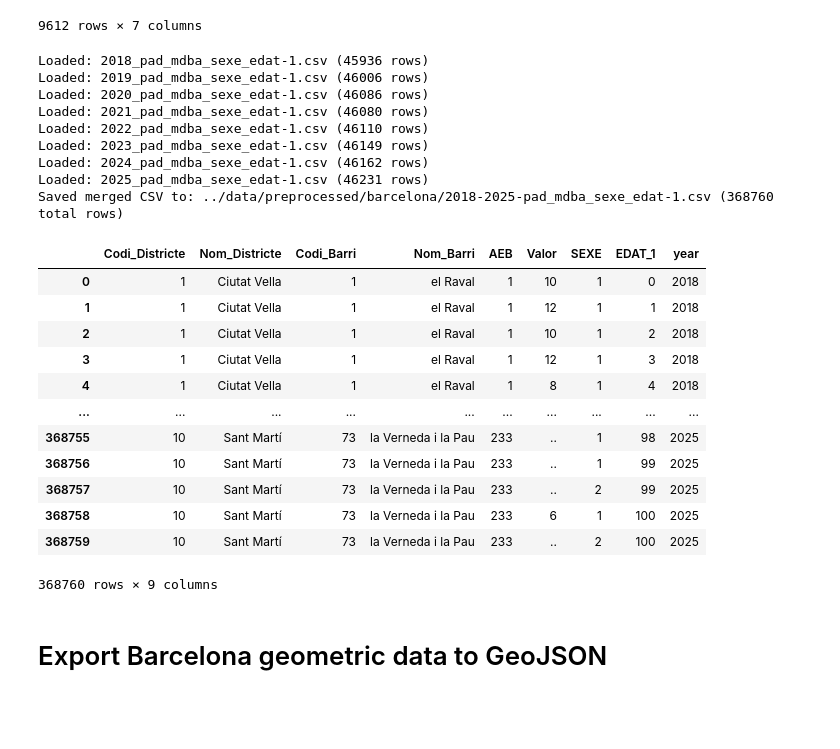
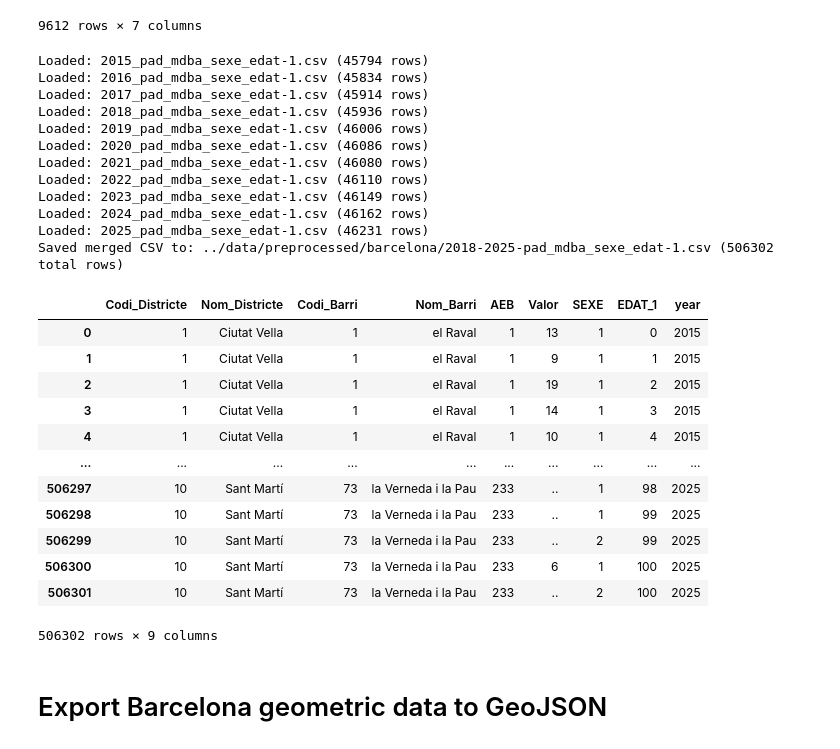
Before and after one commit to Androm3d/DALAS-gentrification-analysis, a Jupyter notebook: notebooks/data_preprocess_barcelona.ipynb, the cells around one changed output. Saved outputs shown, nothing was run; the diff lists cells and outputs as text; code cells hidden in the pictures; blank space fills up the shorter version.

```diff
--- a/notebooks/data_preprocess_barcelona.ipynb
+++ b/notebooks/data_preprocess_barcelona.ipynb
@@ -128,30 +148,33 @@ Saved merged CSV to: ../data/preprocessed/barcelona/2018-2025_atles_renda_bruta_
 | 9611 | 10 | Sant Martí | 71 | Provençals del Poblenou | 237 | 39284 | 2023 |
 9612 rows × 7 columns
 # %%
-merge_csv_per_year(name="pad_mdba_sexe_edat-1", yearStart=2018, yearEnd=2025, input_dir="../data/raw/barcelona", output_path="../data/preprocessed/barcelona/2018-2025-pad_mdba_sexe_edat-1.csv", verbose=True)
+merge_csv_per_year(name="pad_mdba_sexe_edat-1", yearStart=2015, yearEnd=2025, input_dir="../data/raw/barcelona", output_path="../data/preprocessed/barcelona/2018-2025-pad_mdba_sexe_edat-1.csv", verbose=True)
 # %% [output]
+Loaded: 2015_pad_mdba_sexe_edat-1.csv (45794 rows)
+Loaded: 2016_pad_mdba_sexe_edat-1.csv (45834 rows)
+Loaded: 2017_pad_mdba_sexe_edat-1.csv (45914 rows)
 Loaded: 2018_pad_mdba_sexe_edat-1.csv (45936 rows)
 Loaded: 2019_pad_mdba_sexe_edat-1.csv (46006 rows)
 Loaded: 2020_pad_mdba_sexe_edat-1.csv (46086 rows)
 Loaded: 2021_pad_mdba_sexe_edat-1.csv (46080 rows)
 Loaded: 2022_pad_mdba_sexe_edat-1.csv (46110 rows)
 Loaded: 2023_pad_mdba_sexe_edat-1.csv (46149 rows)
 Loaded: 2024_pad_mdba_sexe_edat-1.csv (46162 rows)
 Loaded: 2025_pad_mdba_sexe_edat-1.csv (46231 rows)
-Saved merged CSV to: ../data/preprocessed/barcelona/2018-2025-pad_mdba_sexe_edat-1.csv (368760 total rows)
+Saved merged CSV to: ../data/preprocessed/barcelona/2018-2025-pad_mdba_sexe_edat-1.csv (506302 total rows)
 |  | Codi_Districte | Nom_Districte | Codi_Barri | Nom_Barri | AEB | Valor | SEXE | EDAT_1 | year |
-| 0 | 1 | Ciutat Vella | 1 | el Raval | 1 | 10 | 1 | 0 | 2018 |
-| 1 | 1 | Ciutat Vella | 1 | el Raval | 1 | 12 | 1 | 1 | 2018 |
-| 2 | 1 | Ciutat Vella | 1 | el Raval | 1 | 10 | 1 | 2 | 2018 |
-| 3 | 1 | Ciutat Vella | 1 | el Raval | 1 | 12 | 1 | 3 | 2018 |
-| 4 | 1 | Ciutat Vella | 1 | el Raval | 1 | 8 | 1 | 4 | 2018 |
+| 0 | 1 | Ciutat Vella | 1 | el Raval | 1 | 13 | 1 | 0 | 2015 |
+| 1 | 1 | Ciutat Vella | 1 | el Raval | 1 | 9 | 1 | 1 | 2015 |
+| 2 | 1 | Ciutat Vella | 1 | el Raval | 1 | 19 | 1 | 2 | 2015 |
+| 3 | 1 | Ciutat Vella | 1 | el Raval | 1 | 14 | 1 | 3 | 2015 |
+| 4 | 1 | Ciutat Vella | 1 | el Raval | 1 | 10 | 1 | 4 | 2015 |
 | ... | ... | ... | ... | ... | ... | ... | ... | ... | ... |
-| 368755 | 10 | Sant Martí | 73 | la Verneda i la Pau | 233 | .. | 1 | 98 | 2025 |
-| 368756 | 10 | Sant Martí | 73 | la Verneda i la Pau | 233 | .. | 1 | 99 | 2025 |
-| 368757 | 10 | Sant Martí | 73 | la Verneda i la Pau | 233 | .. | 2 | 99 | 2025 |
-| 368758 | 10 | Sant Martí | 73 | la Verneda i la Pau | 233 | 6 | 1 | 100 | 2025 |
-| 368759 | 10 | Sant Martí | 73 | la Verneda i la Pau | 233 | .. | 2 | 100 | 2025 |
+| 506297 | 10 | Sant Martí | 73 | la Verneda i la Pau | 233 | .. | 1 | 98 | 2025 |
+| 506298 | 10 | Sant Martí | 73 | la Verneda i la Pau | 233 | .. | 1 | 99 | 2025 |
+| 506299 | 10 | Sant Martí | 73 | la Verneda i la Pau | 233 | .. | 2 | 99 | 2025 |
+| 506300 | 10 | Sant Martí | 73 | la Verneda i la Pau | 233 | 6 | 1 | 100 | 2025 |
+| 506301 | 10 | Sant Martí | 73 | la Verneda i la Pau | 233 | .. | 2 | 100 | 2025 |
-368760 rows × 9 columns
+506302 rows × 9 columns
 # %% [markdown]
 # Export Barcelona geometric data to GeoJSON
 # %%
```
Also changed, not shown: parts of 5 cells of this notebook, 5 other files.
